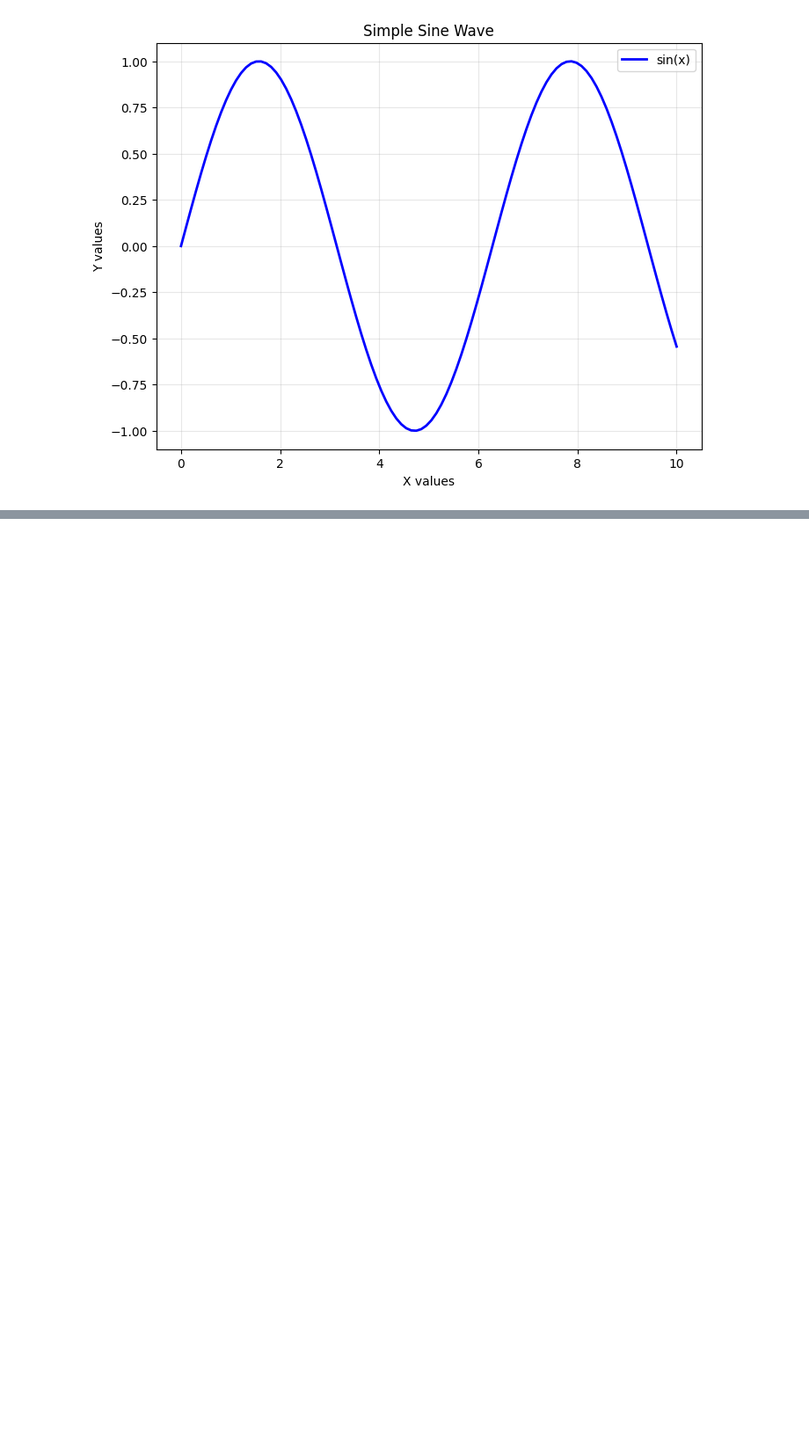
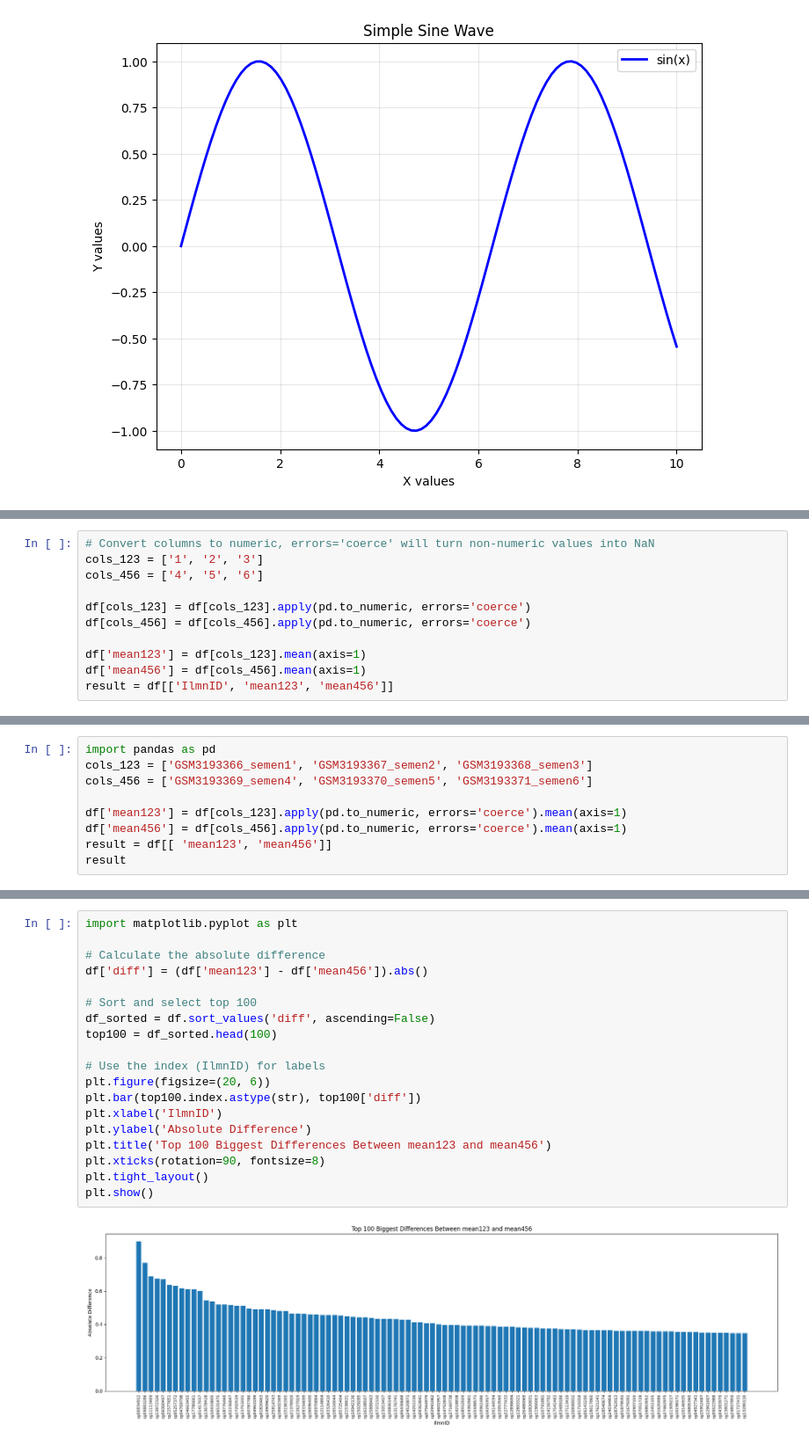
Before and after one commit to FrederickMappin/MethylationArray, a Jupyter notebook: sperm.ipynb, the cells around one changed output, grey strips where cells are left out. Shown: that part at 88% size. Cells and saved outputs as stored; diff of their text form; blank space fills up the shorter version.

```diff
--- a/sperm.ipynb
+++ b/sperm.ipynb
@@ -94,0 +101,11 @@ WARNING:methylcheck.samples.postprocessQC:Your data contains 72488 missing probe
+# %%
+# Convert columns to numeric, errors='coerce' will turn non-numeric values into NaN
+cols_123 = ['1', '2', '3']
+cols_456 = ['4', '5', '6']
+
+df[cols_123] = df[cols_123].apply(pd.to_numeric, errors='coerce')
+df[cols_456] = df[cols_456].apply(pd.to_numeric, errors='coerce')
+
+df['mean123'] = df[cols_123].mean(axis=1)
+df['mean456'] = df[cols_456].mean(axis=1)
+result = df[['IlmnID', 'mean123', 'mean456']]
@@ -94,0 +118,9 @@ WARNING:methylcheck.samples.postprocessQC:Your data contains 72488 missing probe
+# %%
+import pandas as pd
+cols_123 = ['GSM3193366_semen1', 'GSM3193367_semen2', 'GSM3193368_semen3']
+cols_456 = ['GSM3193369_semen4', 'GSM3193370_semen5', 'GSM3193371_semen6']
+
+df['mean123'] = df[cols_123].apply(pd.to_numeric, errors='coerce').mean(axis=1)
+df['mean456'] = df[cols_456].apply(pd.to_numeric, errors='coerce').mean(axis=1)
+result = df[[ 'mean123', 'mean456']]
+result
@@ -94,0 +142,21 @@ WARNING:methylcheck.samples.postprocessQC:Your data contains 72488 missing probe
+# %%
+import matplotlib.pyplot as plt
+
+# Calculate the absolute difference
+df['diff'] = (df['mean123'] - df['mean456']).abs()
+
+# Sort and select top 100
+df_sorted = df.sort_values('diff', ascending=False)
+top100 = df_sorted.head(100)
+
+# Use the index (IlmnID) for labels
+plt.figure(figsize=(20, 6))
+plt.bar(top100.index.astype(str), top100['diff'])
+plt.xlabel('IlmnID')
+plt.ylabel('Absolute Difference')
+plt.title('Top 100 Biggest Differences Between mean123 and mean456')
+plt.xticks(rotation=90, fontsize=8)
+plt.tight_layout()
+plt.show()
+# %% [output]
+[figure, added]
```
Also changed, not shown: parts of 20 cells of this notebook.
